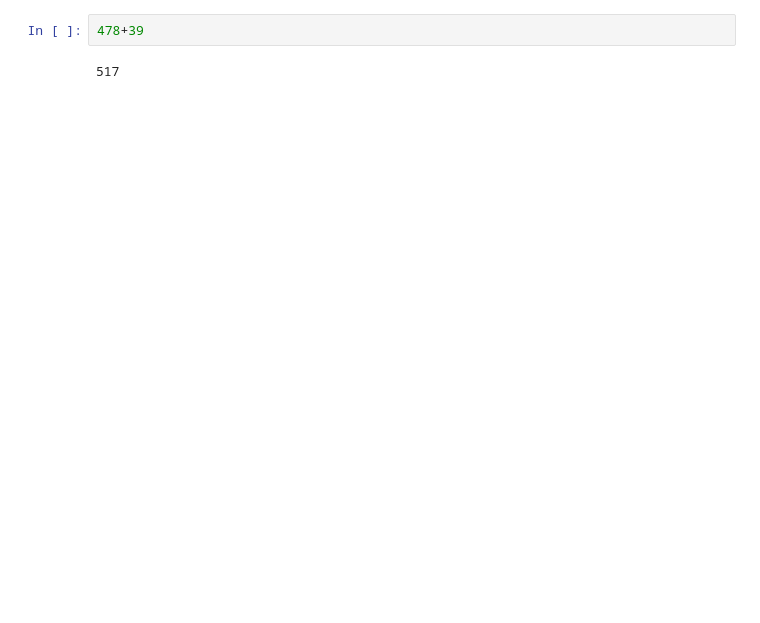
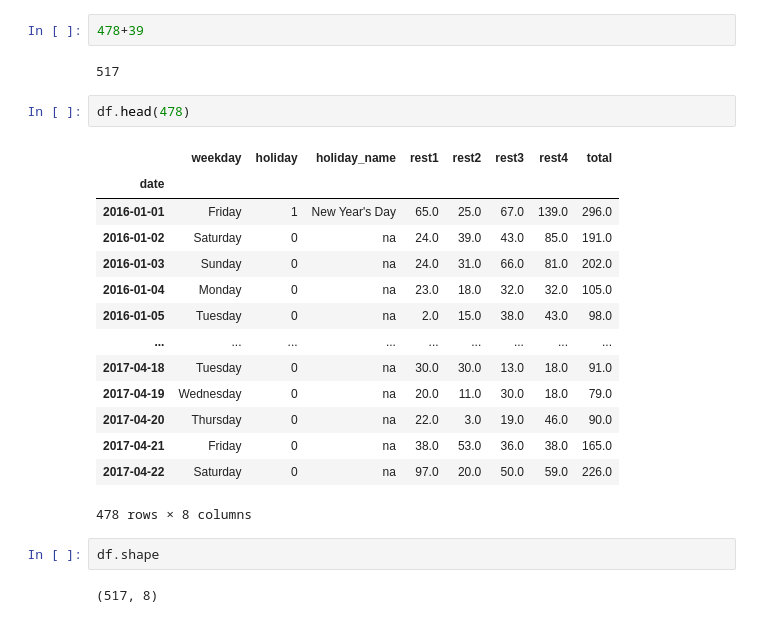
Before and after one commit to Narula901/Python-Library, a Jupyter notebook: Forecasting Model/lec-10.1 SARIMA.ipynb, the cells around one changed output. Drawn from its saved outputs; the diff is of its cells as text; blank space fills up the shorter version.

```diff
--- a/Forecasting Model/lec-10.1 SARIMA.ipynb
+++ b/Forecasting Model/lec-10.1 SARIMA.ipynb
@@ -512,3 +530,24 @@ train
 478+39
 # %% [output]
 517
+# %%
+df.head(478)
+# %% [output]
+|  | weekday | holiday | holiday_name | rest1 | rest2 | rest3 | rest4 | total |
+| date |  |  |  |  |  |  |  |  |
+| 2016-01-01 | Friday | 1 | New Year's Day | 65.0 | 25.0 | 67.0 | 139.0 | 296.0 |
+| 2016-01-02 | Saturday | 0 | na | 24.0 | 39.0 | 43.0 | 85.0 | 191.0 |
+| 2016-01-03 | Sunday | 0 | na | 24.0 | 31.0 | 66.0 | 81.0 | 202.0 |
+| 2016-01-04 | Monday | 0 | na | 23.0 | 18.0 | 32.0 | 32.0 | 105.0 |
+| 2016-01-05 | Tuesday | 0 | na | 2.0 | 15.0 | 38.0 | 43.0 | 98.0 |
+| ... | ... | ... | ... | ... | ... | ... | ... | ... |
+| 2017-04-18 | Tuesday | 0 | na | 30.0 | 30.0 | 13.0 | 18.0 | 91.0 |
+| 2017-04-19 | Wednesday | 0 | na | 20.0 | 11.0 | 30.0 | 18.0 | 79.0 |
+| 2017-04-20 | Thursday | 0 | na | 22.0 | 3.0 | 19.0 | 46.0 | 90.0 |
+| 2017-04-21 | Friday | 0 | na | 38.0 | 53.0 | 36.0 | 38.0 | 165.0 |
+| 2017-04-22 | Saturday | 0 | na | 97.0 | 20.0 | 50.0 | 59.0 | 226.0 |
+478 rows × 8 columns
+# %%
+df.shape
+# %% [output]
+(517, 8)
```
Also changed, not shown: parts of 1 cell of this notebook.
